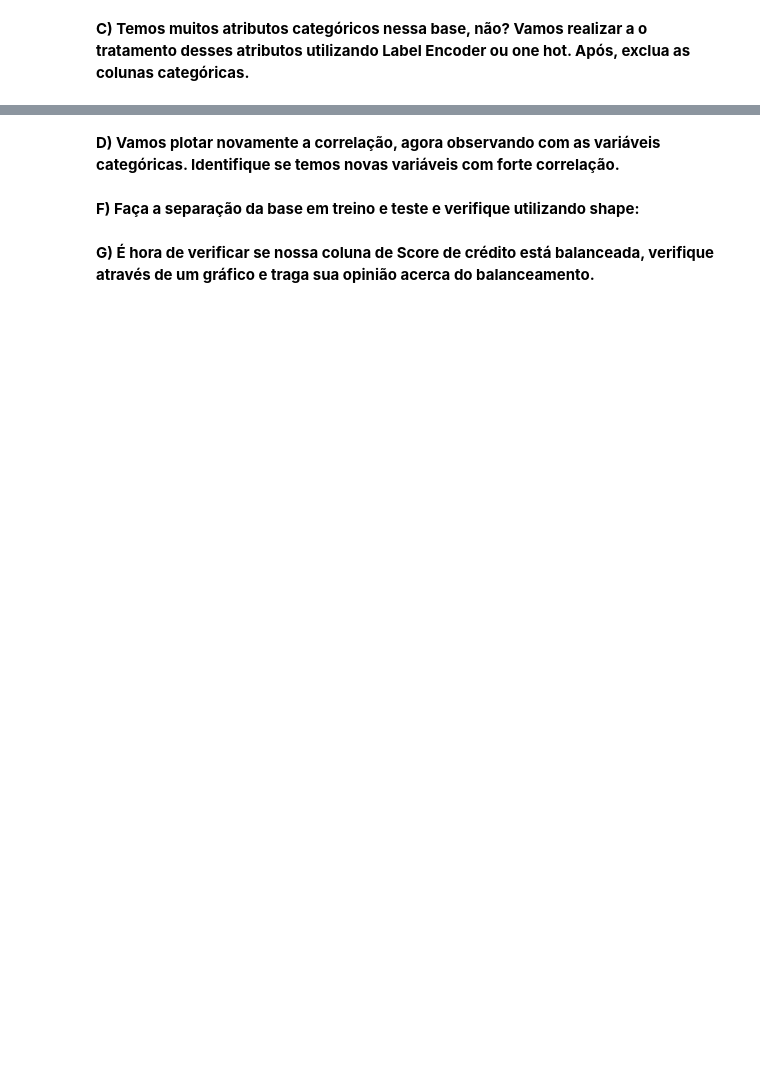
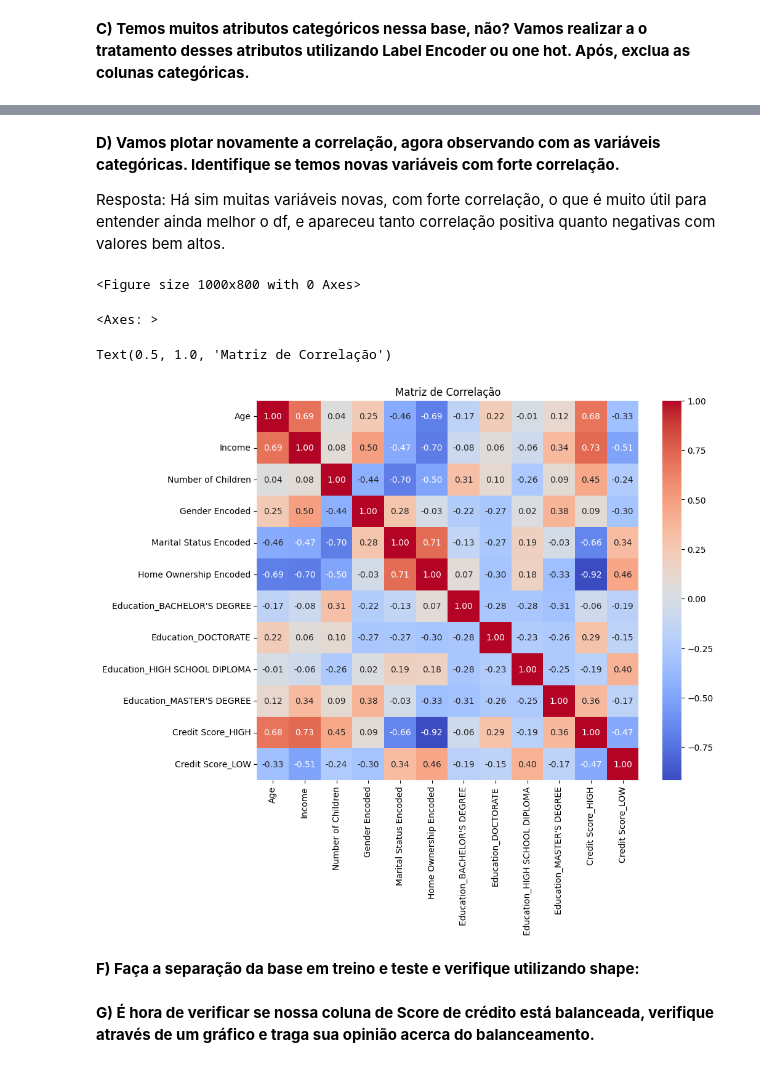
Before and after one commit to MiguellMAC/EBAC.DATA_SCIENCE, a Jupyter notebook: Atividade_Cap17/Profissao Cientista de Dados M17 Projeto.ipynb, the cells around one changed output, grey strips where cells are left out. Saved outputs shown, nothing was run; the diff lists cells and outputs as text; code cells hidden in the pictures; blank space fills up the shorter version.

```diff
--- a/Atividade_Cap17/Profissao Cientista de Dados M17 Projeto.ipynb
+++ b/Atividade_Cap17/Profissao Cientista de Dados M17 Projeto.ipynb
@@ -168,8 +171,12 @@ Meio_income = df['Income'].median()
 media_age_baixo = df.loc[df['Income'] < Meio_income, "Age"].mean()
 media_age_alto = df.loc[df['Income'] >= Meio_income, "Age"].mean()
 
-print('A media de idade abaixo da mediana de income é: ', media_age_baixo)
-print('A media de idade acima da mediana de income é: ', media_age_alto)
+print('A media de idade abaixo da mediana de income é: ', media_age_baixo) # A média foi 33.13
+print('A media de idade acima da mediana de income é: ', media_age_alto) # A média foi 42.015
+
+# Como as médias foram números quebrados e isso não faria sentido, decidir arredondar para facilita a análise dos dados.
+media_age_baixo = 33
+media_age_alto = 42
 
 Age_na = df["Age"].isna()
 
@@ -425,0 +615,30 @@ Tente responder as seguintes perguntas com gráficos seguidos de insights:**
+# %%
+# Utilizarei Label Encoder para os casos que possuem apenas duas variáveis diferentes na mesma coluna e aos que possuem mais, vou utilizar One hot.
+
+# Primeiro Label Enconder
+
+labelE = LabelEncoder() # Primeiro estou criando uma instância
+
+df['Gender Encoded'] = labelE.fit_transform(df['Gender'])
+df['Marital Status Encoded'] = labelE.fit_transform(df['Marital Status'])
+df['Home Ownership Encoded'] = labelE.fit_transform(df['Home Ownership'])
+
+# Agora One hot, mas antes salvei os valores da coluna score credit, para utilizar futuramente
+
+Score_count = df['Score Credit'].value_counts()
+
+df = pd.get_dummies(df, columns=['Education'], prefix='Education', drop_first=True)
+df = pd.get_dummies(df, columns=['Credit Score'], prefix='Credit Score', drop_first=True)
+
+# Agora vou retirar as colunas categóricas
+
+df = df.drop(['Gender'], axis=1)
+df = df.drop(['Marital Status'], axis=1)
+df = df.drop(['Home Ownership'], axis=1)
+
+# Com o método aprendido em aula vou transformar as colunas int
+
+for column in df.columns:
+    if df[column].dtype == 'bool':
+        df[column] = df[column].astype(int)
+print(df)
@@ -426,2 +663,4 @@ Tente responder as seguintes perguntas com gráficos seguidos de insights:**
 # %% [markdown]
 **D) Vamos plotar novamente a correlação, agora observando com as variáveis categóricas. Identifique se temos novas variáveis com forte correlação.**
+
+Resposta: Há sim muitas variáveis novas, com forte correlação, o que é muito útil para entender ainda melhor o df, e apareceu tanto correlação positiva quanto negativas com valores bem altos.
@@ -430,2 +667,14 @@ Tente responder as seguintes perguntas com gráficos seguidos de insights:**
+# %%
+matriz_corr = df.select_dtypes(include=['number']).corr()
+
+plt.figure(figsize=(10, 8))
+sns.heatmap(matriz_corr, annot=True, cmap='coolwarm', fmt=".2f", annot_kws={"size": 10})
+plt.title('Matriz de Correlação')
+plt.show()
+# %% [output]
+<Figure size 1000x800 with 0 Axes>
+<Axes: >
+Text(0.5, 1.0, 'Matriz de Correlação')
+[figure, added]
 # %% [markdown]
 **F) Faça a separação da base em treino e teste e verifique utilizando shape:**
```
Also changed, not shown: parts of 34 cells of this notebook.
